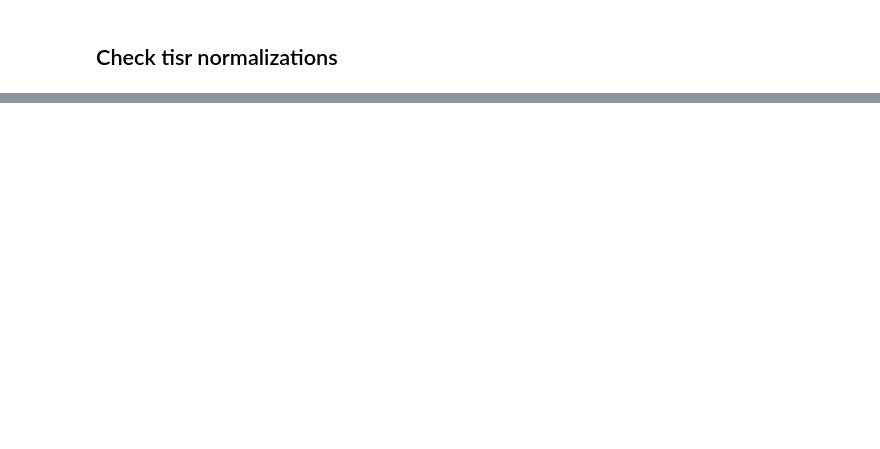
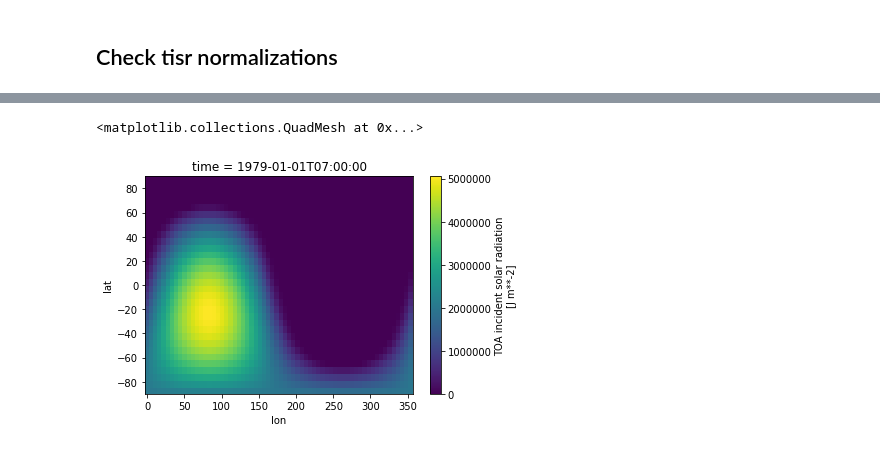
Before and after one commit to sagar-garg/WeatherBench, a Jupyter notebook: devlog/05-architectures.ipynb, the cells around one changed output, grey strips where cells are left out. Drawn from its saved outputs; the diff is of its cells as text; code cells hidden in the pictures; blank space fills up the shorter version.

```diff
--- a/devlog/05-architectures.ipynb
+++ b/devlog/05-architectures.ipynb
@@ -279,0 +360,5 @@ tisr = xr.open_mfdataset
+# %%
+tisr[0].plot()
+# %% [output]
+<matplotlib.collections.QuadMesh at 0x...>
+[figure, added]
```
Also changed, not shown: parts of 23 cells of this notebook, 6 other files.
